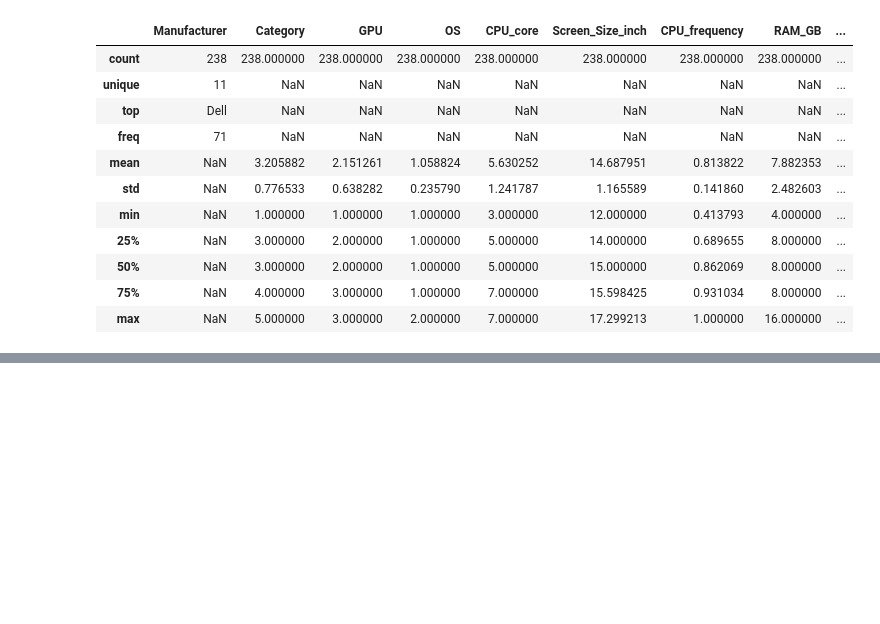
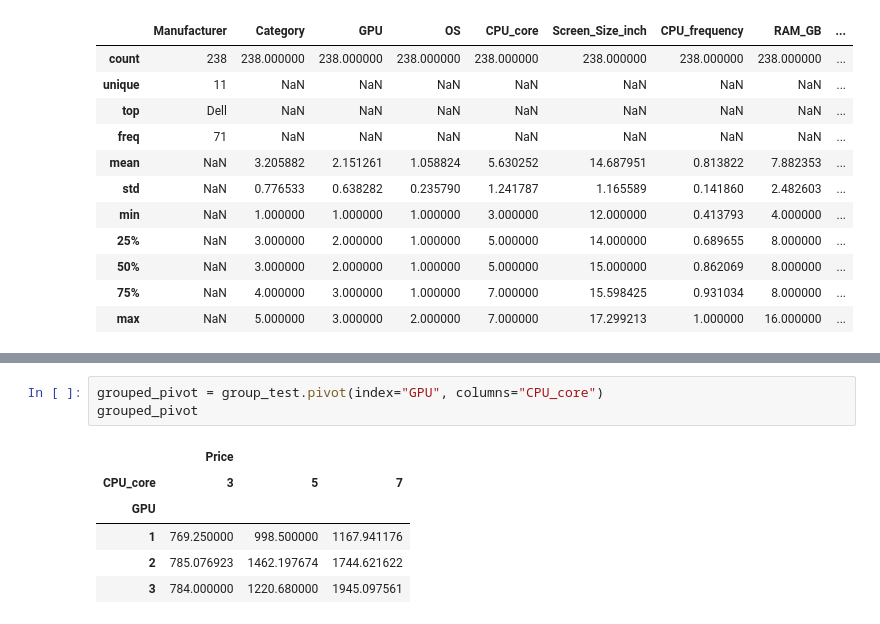
Before and after one commit to Yash070803/NoteBooks, a Jupyter notebook: Analyzing_DataSets/EDA_Task/EDA_Laptop_pricing.ipynb, the cells around one changed output, grey strips where cells are left out. Drawn from its saved outputs; the diff is of its cells as text; blank space fills up the shorter version.

```diff
--- a/Analyzing_DataSets/EDA_Task/EDA_Laptop_pricing.ipynb
+++ b/Analyzing_DataSets/EDA_Task/EDA_Laptop_pricing.ipynb
@@ -122,0 +157,10 @@ df.describe(include="all")
+# %%
+grouped_pivot = group_test.pivot(index="GPU", columns="CPU_core")
+grouped_pivot
+# %% [output]
+|  | Price |  |  |
+| CPU_core | 3 | 5 | 7 |
+| GPU |  |  |  |
+| 1 | 769.250000 | 998.500000 | 1167.941176 |
+| 2 | 785.076923 | 1462.197674 | 1744.621622 |
+| 3 | 784.000000 | 1220.680000 | 1945.097561 |
```
Also changed, not shown: parts of 6 cells of this notebook.
